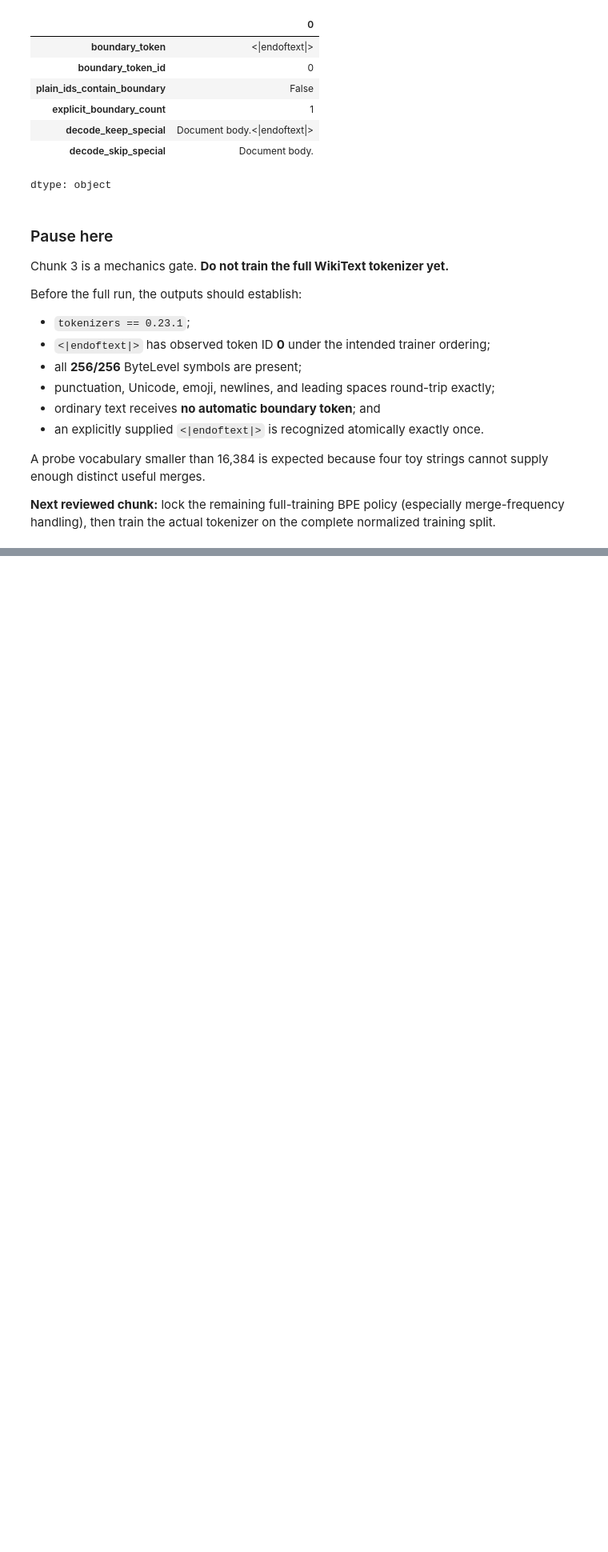
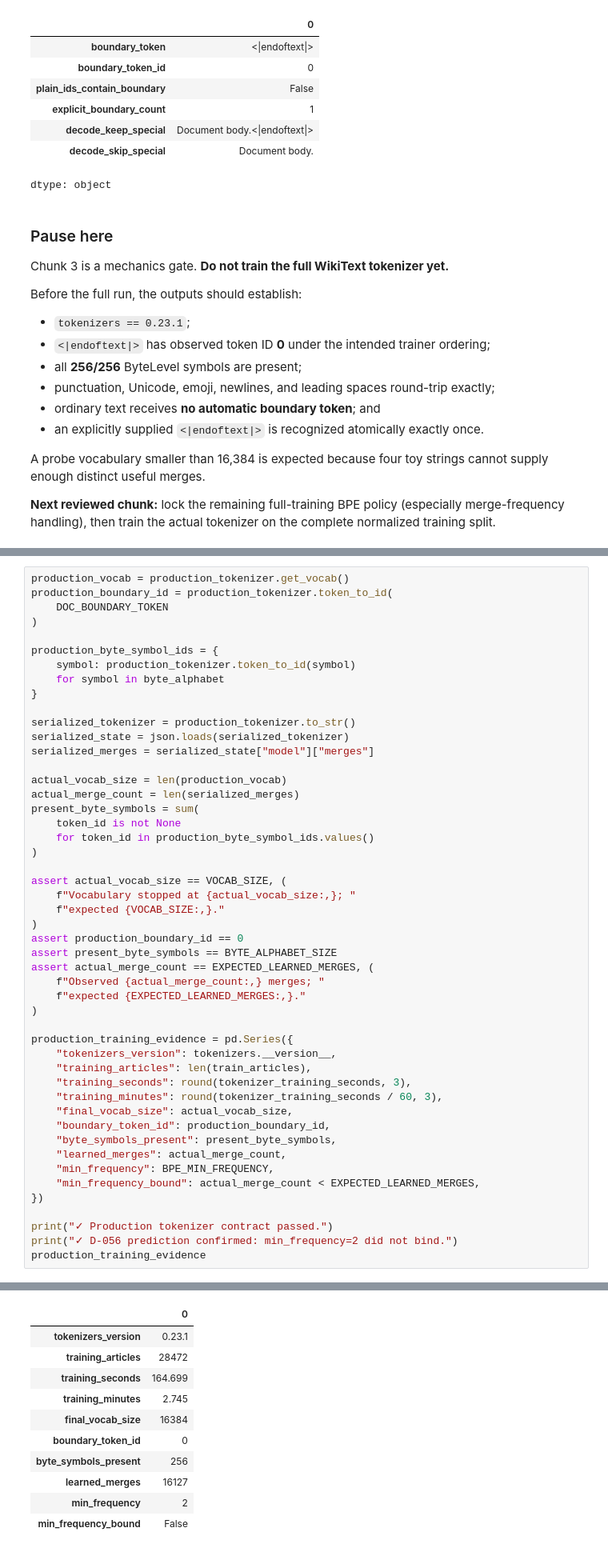
Before and after one commit to traderjohnd/foundation-model-from-scratch, a Jupyter notebook: notebooks/02_tokenizer_training_and_corpus_construction.ipynb, the cells around one changed output, grey strips where cells are left out. Shown at 80% size. Cells and saved outputs as stored; diff of their text form; blank space fills up the shorter version.

```diff
--- a/notebooks/02_tokenizer_training_and_corpus_construction.ipynb
+++ b/notebooks/02_tokenizer_training_and_corpus_construction.ipynb
@@ -553,0 +687,50 @@ A probe vocabulary smaller than 16,384 is expected because four toy strings cann
+# %%
+production_vocab = production_tokenizer.get_vocab()
+production_boundary_id = production_tokenizer.token_to_id(
+    DOC_BOUNDARY_TOKEN
+)
+
+production_byte_symbol_ids = {
+    symbol: production_tokenizer.token_to_id(symbol)
+    for symbol in byte_alphabet
+}
+
+serialized_tokenizer = production_tokenizer.to_str()
+serialized_state = json.loads(serialized_tokenizer)
+serialized_merges = serialized_state["model"]["merges"]
+
+actual_vocab_size = len(production_vocab)
+actual_merge_count = len(serialized_merges)
+present_byte_symbols = sum(
+    token_id is not None
+    for token_id in production_byte_symbol_ids.values()
+)
+
+assert actual_vocab_size == VOCAB_SIZE, (
+    f"Vocabulary stopped at {actual_vocab_size:,}; "
+    f"expected {VOCAB_SIZE:,}."
+)
+assert production_boundary_id == 0
+assert present_byte_symbols == BYTE_ALPHABET_SIZE
+assert actual_merge_count == EXPECTED_LEARNED_MERGES, (
+    f"Observed {actual_merge_count:,} merges; "
+    f"expected {EXPECTED_LEARNED_MERGES:,}."
+)
+
+production_training_evidence = pd.Series({
+    "tokenizers_version": tokenizers.__version__,
+    "training_articles": len(train_articles),
+    "training_seconds": round(tokenizer_training_seconds, 3),
+    "training_minutes": round(tokenizer_training_seconds / 60, 3),
+    "final_vocab_size": actual_vocab_size,
+    "boundary_token_id": production_boundary_id,
+    "byte_symbols_present": present_byte_symbols,
+    "learned_merges": actual_merge_count,
+    "min_frequency": BPE_MIN_FREQUENCY,
+    "min_frequency_bound": actual_merge_count < EXPECTED_LEARNED_MERGES,
+})
+
+print("✓ Production tokenizer contract passed.")
+print("✓ D-056 prediction confirmed: min_frequency=2 did not bind.")
+production_training_evidence
+# %% [output]
@@ -553,0 +739,11 @@ A probe vocabulary smaller than 16,384 is expected because four toy strings cann
+|  | 0 |
+| tokenizers_version | 0.23.1 |
+| training_articles | 28472 |
+| training_seconds | 164.699 |
+| training_minutes | 2.745 |
+| final_vocab_size | 16384 |
+| boundary_token_id | 0 |
+| byte_symbols_present | 256 |
+| learned_merges | 16127 |
+| min_frequency | 2 |
+| min_frequency_bound | False |
```
Also changed, not shown: parts of 15 cells of this notebook.
